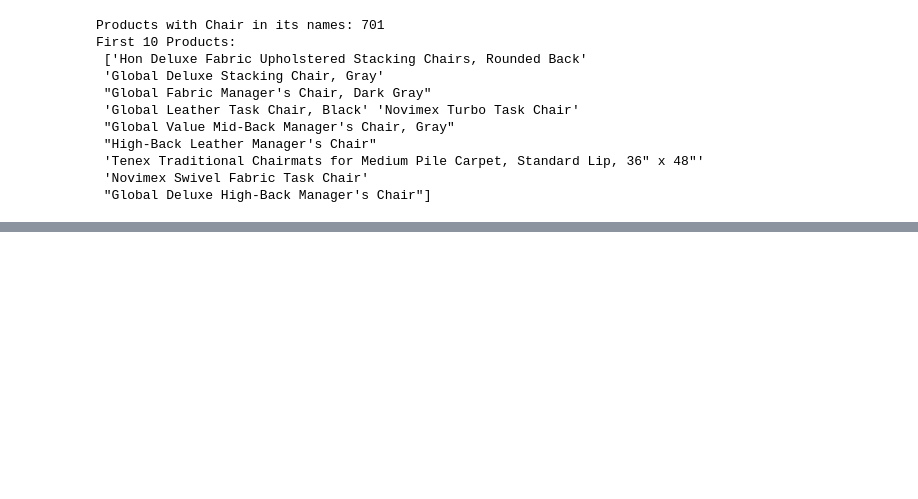
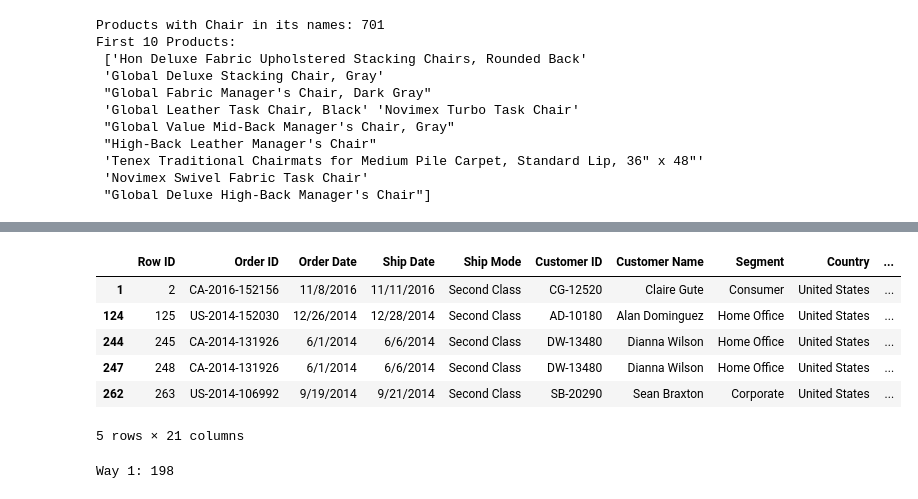
Before and after one commit to alvaro-collantes/data-analytics-study, a Jupyter notebook: week-02-filters/week-02-exploration.ipynb, the cells around one changed output, grey strips where cells are left out. Drawn from its saved outputs; the diff is of its cells as text; code cells hidden in the pictures; blank space fills up the shorter version.

```diff
--- a/week-02-filters/week-02-exploration.ipynb
+++ b/week-02-filters/week-02-exploration.ipynb
@@ -311,0 +349,14 @@ First 10 Products:
+# %%
+#Way 1 (There are spaces, use backstrings)
+filter_5 = df.query("`Ship Mode` == 'Second Class' & Sales > 600")
+display(filter_5.head())
+print(f"Way 1: {len(filter_5)}")
+# %% [output]
+|  | Row ID | Order ID | Order Date | Ship Date | Ship Mode | Customer ID | Customer Name | Segment | Country | ... |
+| 1 | 2 | CA-2016-152156 | 11/8/2016 | 11/11/2016 | Second Class | CG-12520 | Claire Gute | Consumer | United States | ... |
+| 124 | 125 | US-2014-152030 | 12/26/2014 | 12/28/2014 | Second Class | AD-10180 | Alan Dominguez | Home Office | United States | ... |
+| 244 | 245 | CA-2014-131926 | 6/1/2014 | 6/6/2014 | Second Class | DW-13480 | Dianna Wilson | Home Office | United States | ... |
+| 247 | 248 | CA-2014-131926 | 6/1/2014 | 6/6/2014 | Second Class | DW-13480 | Dianna Wilson | Home Office | United States | ... |
+| 262 | 263 | US-2014-106992 | 9/19/2014 | 9/21/2014 | Second Class | SB-20290 | Sean Braxton | Corporate | United States | ... |
+5 rows × 21 columns
+Way 1: 198
```
Also changed, not shown: parts of 9 cells of this notebook.
